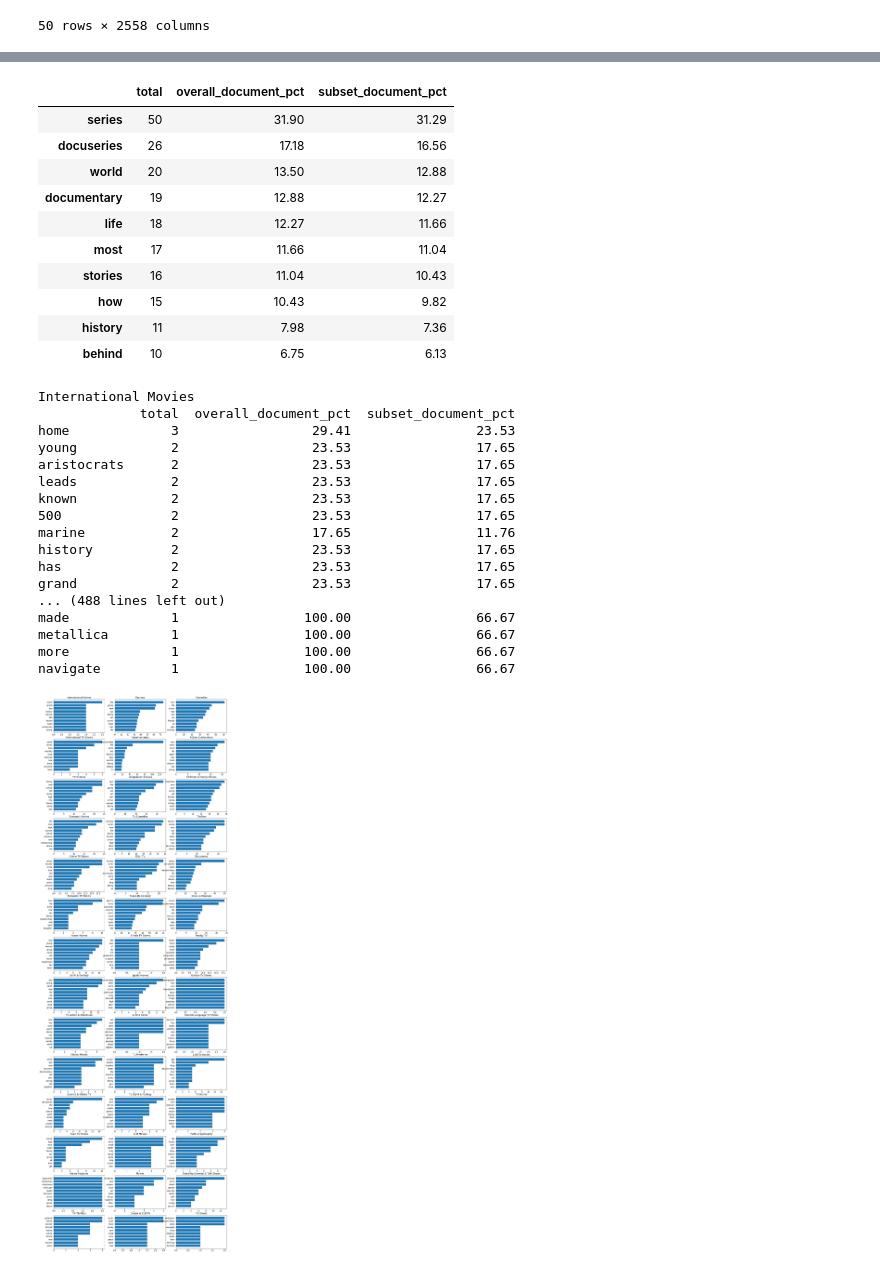
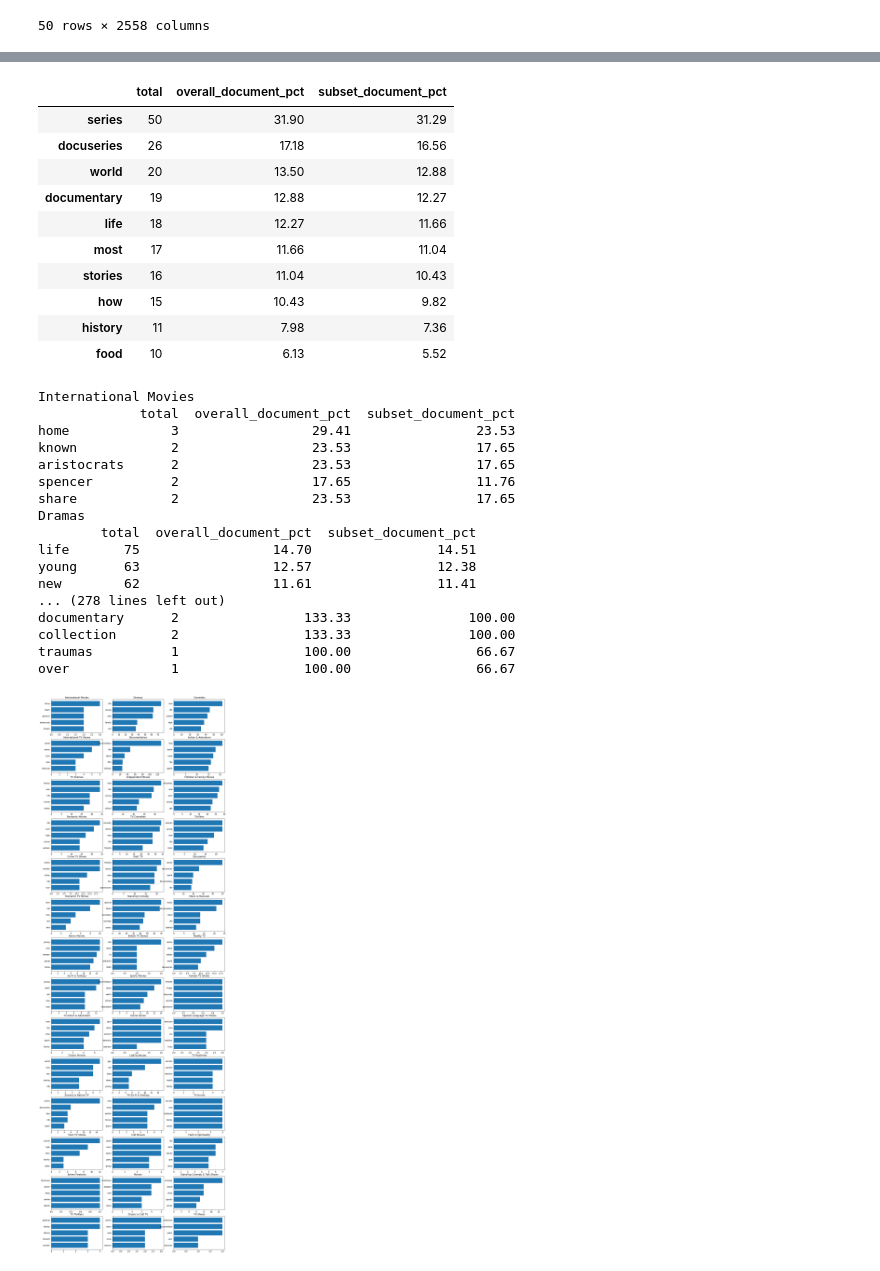
Before and after one commit to albert-ntiri/netflix, a Jupyter notebook: Netflix_EDA.ipynb, the cells around one changed output, grey strips where cells are left out. Drawn from its saved outputs; the diff is of its cells as text; code cells hidden in the pictures.

```diff
--- a/Netflix_EDA.ipynb
+++ b/Netflix_EDA.ipynb
@@ -1324,5 +1109,6 @@ count_df_remix.sort_values(by='total', ascending=False)
 # %%
-netflix.loc[netflix.country == 'United States', 'description']
+us_descriptions = netflix[netflix.country == 'United States']
+us_descriptions.description
 # %% [output]
 show_id
 s4       In a postapocalyptic world, rag-doll robots hi...
@@ -1358,5 +1144,6 @@ def create_word_distribution(text_series, method, stop_words=None):
 # %%
 my_stop_words = ['the', 'and', 'to', 'of', 'in', 'an', 'for', 'when', 'as', 'is', 'on', 'by', 'up', 'that', 'who', 'at',
                 'into', 'but', 'it', 'from', 'his', 'her', 'this', 'their', 'he', 'she', 'they', 'him', 'with', 'after',
-                'about', 'are', 'be', 'them']
+                'about', 'are', 'be', 'them', 'has', 'its', 'one', 'two', 'three', 'four', 'five', 'six', 'seven', 'eight',
+                'nine', 'ten', '15', '500']
 # %%
@@ -1416,7 +1180,7 @@ def identify_top_words_by_genre(df, genre, n_words, stop_words=None):
     top_words_df = top_words_df[['total', 'overall_document_pct', 'subset_document_pct']]
     return top_words_df
 
-identify_top_words_by_genre(netflix[netflix.country == 'United States'], 'Docuseries', 10, my_stop_words)
+identify_top_words_by_genre(us_descriptions, 'Docuseries', 10, my_stop_words)
 # %% [output]
 |  | total | overall_document_pct | subset_document_pct |
 | series | 50 | 31.90 | 31.29 |
@@ -1428,44 +1192,47 @@ identify_top_words_by_genre(netflix[netflix.country == 'United States'], 'Docuse
 | stories | 16 | 11.04 | 10.43 |
 | how | 15 | 10.43 | 9.82 |
 | history | 11 | 7.98 | 7.36 |
-| behind | 10 | 6.75 | 6.13 |
+| food | 10 | 6.13 | 5.52 |
 # %%
+all_top_words = set()
 for g in genres_list:
-    top_words = identify_top_words_by_genre(netflix[netflix.country == 'United States'], g, 10, my_stop_words)
+    top_words = identify_top_words_by_genre(us_descriptions, g, 5, my_stop_words)
+    all_top_words.update(list(top_words.index))
     print(g)
     print(top_words)
+all_top_words = list(all_top_words)
 # %% [output]
 International Movies
              total  overall_document_pct  subset_document_pct
 home             3                 29.41                23.53
-young            2                 23.53                17.65
+known            2                 23.53                17.65
 aristocrats      2                 23.53                17.65
-leads            2                 23.53                17.65
-known            2                 23.53                17.65
-500              2                 23.53                17.65
-marine           2                 17.65                11.76
-history          2                 23.53                17.65
-has              2                 23.53                17.65
-grand            2                 23.53                17.65
-... (488 lines left out)
-made             1                100.00                66.67
-metallica        1                100.00                66.67
-more             1                100.00                66.67
-navigate         1                100.00                66.67
+spencer          2                 17.65                11.76
+share            2                 23.53                17.65
+Dramas
+        total  overall_document_pct  subset_document_pct
+life       75                 14.70                14.51
+young      63                 12.57                12.38
+new        62                 11.61                11.41
+... (278 lines left out)
+documentary      2                133.33               100.00
+collection       2                133.33               100.00
+traumas          1                100.00                66.67
+over             1                100.00                66.67
 # %%
 fig = plt.figure(figsize=(16,52))
 
 for i in range(1, len(genres_list) + 1):
-    top_words = identify_top_words_by_genre(netflix[netflix.country == 'United States'], genres_list[i-1], 10, my_stop_words)
+    top_words = identify_top_words_by_genre(us_descriptions, genres_list[i-1], 5, my_stop_words)
     top_words.sort_values(by='total', inplace=True)
     x = top_words.index
     y = top_words.total
 
     ax = fig.add_subplot(len(genres_list)/3, 3, i)
     ax.barh(x, y)
     ax.set_title(genres_list[i-1])
 # %% [output]
-[figure, old version]
+[figure, new version]
 # %%
 fig = plt.figure(figsize=(16,52))
 
```
Also changed, not shown: parts of 29 cells of this notebook.
